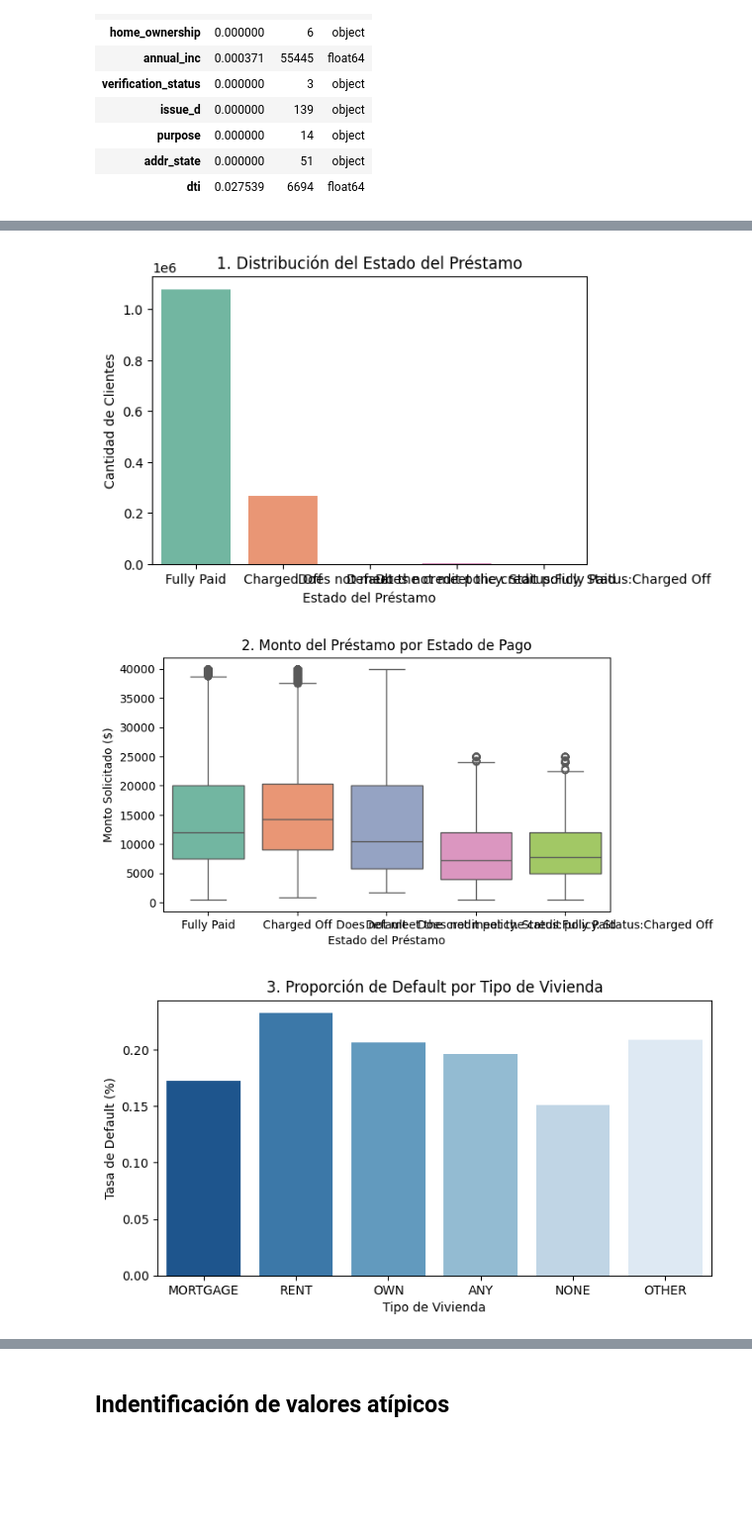
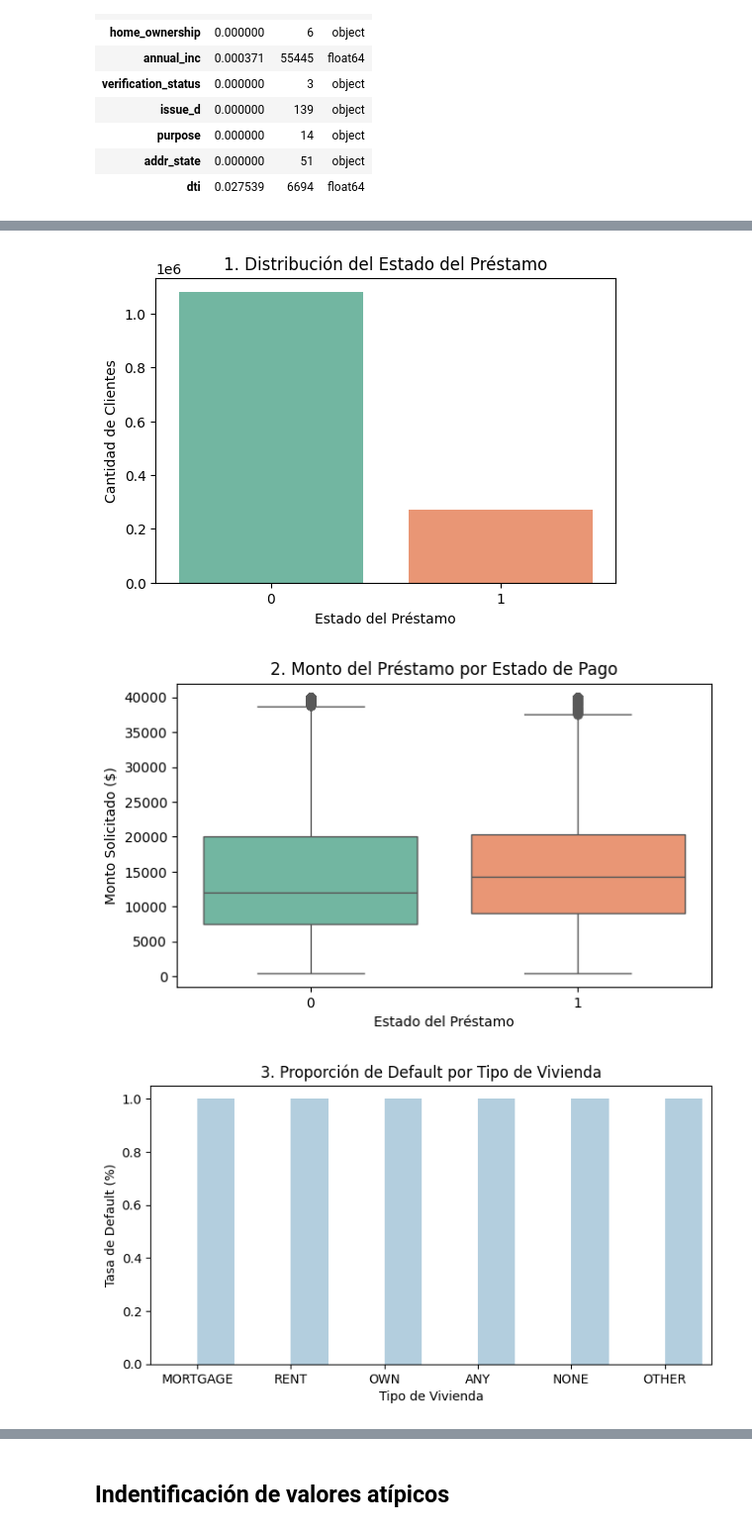
Before and after one commit to J-D-Rosales/Prediction-With-Machine-Learning-Lending-Club, a Jupyter notebook: notebooks/01_exploración_inicial.ipynb, the cells around one changed output, grey strips where cells are left out. Shown at 99% size. Saved outputs shown, nothing was run; the diff lists cells and outputs as text; code cells hidden in the pictures; blank space fills up the shorter version.

Commit message:
feat: Add base común en notebooks y corrige target

```diff
--- a/notebooks/01_exploración_inicial.ipynb
+++ b/notebooks/01_exploración_inicial.ipynb
@@ -125,6 +129,8 @@ Ponerles 0 sería afirmar que *no* terminaron en Charged Off, y eso todavía no
 - Con esas etiquetas falsas, el modelo aprendería que perfiles riesgosos "no fallan". Subestimaría el riesgo, y sus métricas tampoco serían fiables.
 # %%
-POSITIVO = {'Charged Off', 'Default',
+# Default se excluye, como indica la tabla. Las salidas guardadas se generaron
+# cuando todavía se incluía (40 préstamos más); se actualizan al volver a ejecutar.
+POSITIVO = {'Charged Off',
             'Does not meet the credit policy. Status:Charged Off'}
 NEGATIVO = {'Fully Paid',
             'Does not meet the credit policy. Status:Fully Paid'}
@@ -251,37 +256,38 @@ resultado
 # %%
 # --- GRAFICA 1: Distribución de la variable objetivo ---
 plt.figure(figsize=(6, 4))
-sns.countplot(data=df_work, x='loan_status', hue='loan_status', palette='Set2', legend=False)
+df_work['target'].value_counts().plot(kind='bar', color=['#66c2a5', '#fc8d62'])
+sns.countplot(data=df_work, x='target', hue='target', palette='Set2', legend=False)
 plt.title('1. Distribución del Estado del Préstamo')
 plt.xlabel('Estado del Préstamo')
 plt.ylabel('Cantidad de Clientes')
 plt.show()
 
 # --- GRAFICA 2: Monto del préstamo vs Estado de pago ---
 plt.figure(figsize=(7, 4))
-sns.boxplot(data=df_work, x='loan_status', y='loan_amnt', hue='loan_status', palette='Set2', legend=False)
+sns.boxplot(data=df_work, x='target', y='loan_amnt', hue='target', palette='Set2', legend=False)
 plt.title('2. Monto del Préstamo por Estado de Pago')
 plt.xlabel('Estado del Préstamo')
 plt.ylabel('Monto Solicitado ($)')
 plt.show()
 
 # --- GRAFICA 3: Proporción de Default por tipo de vivienda ---
 plt.figure(figsize=(8, 4))
-sns.barplot(data=df_work, x='home_ownership', y='target', hue='home_ownership', palette='Blues_r', errorbar=None, legend=False)
+sns.barplot(data=df_work, x='home_ownership', y='target', hue='target', palette='Blues_r', errorbar=None, legend=False)
 plt.title('3. Proporción de Default por Tipo de Vivienda')
 plt.xlabel('Tipo de Vivienda')
 plt.ylabel('Tasa de Default (%)')
 plt.show()
 
 # --- GRAFICA 4: Evolución temporal de emisión ---
-df_work['issue_d_dt'] = pd.to_datetime(df_work['issue_d'], format='%b-%Y')
+df_work['issue_d_dt'] = pd.to_datetime(X_train['issue_d'], format='%b-%Y')
 plt.figure(figsize=(10, 4))
 df_work.set_index('issue_d_dt').resample('ME')['target'].count().plot(color='steelblue')
 plt.title('4. Evolución Temporal de Emisión de Préstamos')
 plt.xlabel('Fecha de Emisión')
 plt.ylabel('Cantidad de Préstamos')
 plt.show()
 # %% [output]
-[figure, old version]
+[figure, new version]
-[figure, old version]
+[figure, new version]
-[figure, old version]
+[figure, new version]
```
Also changed, not shown: parts of 6 cells of this notebook, 1 other file.
